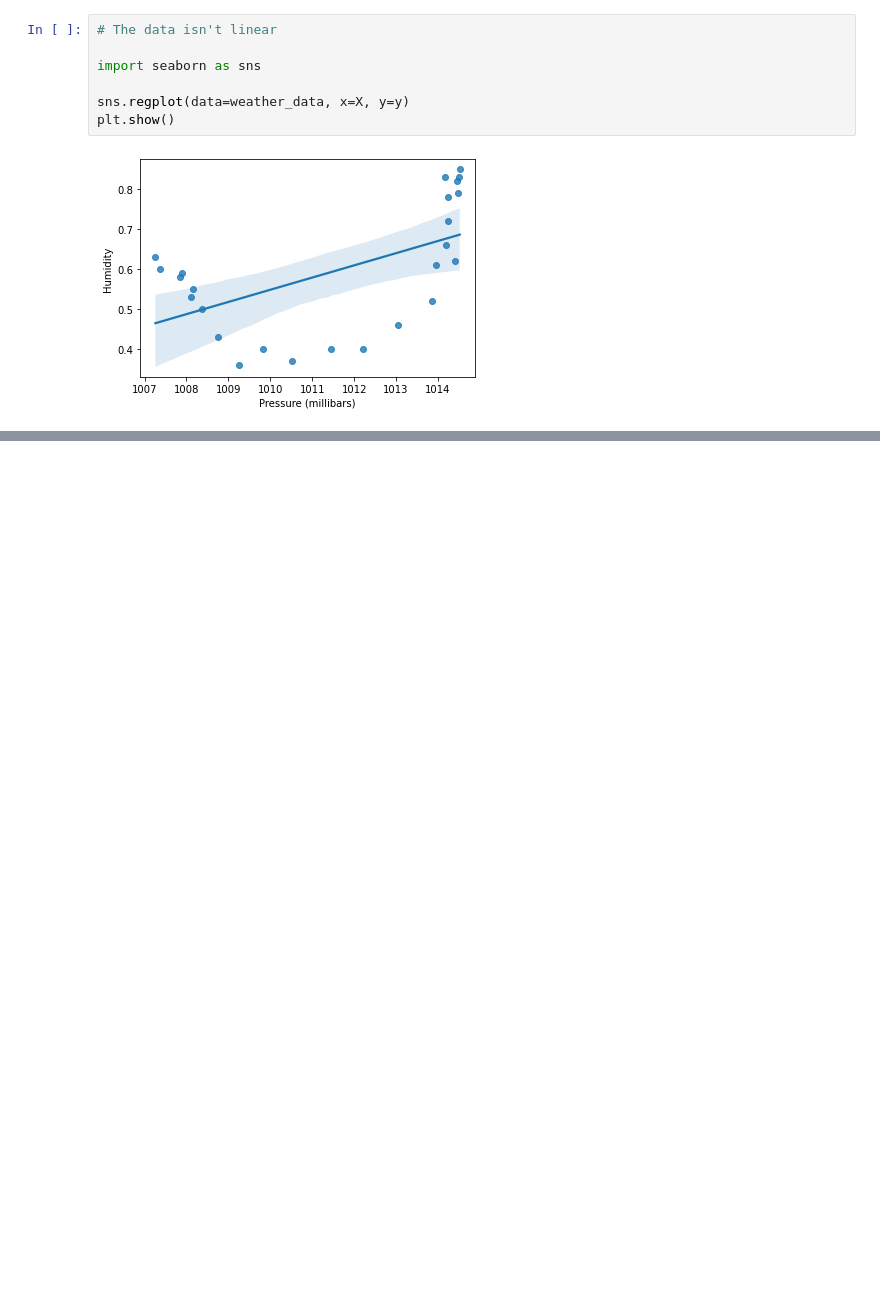
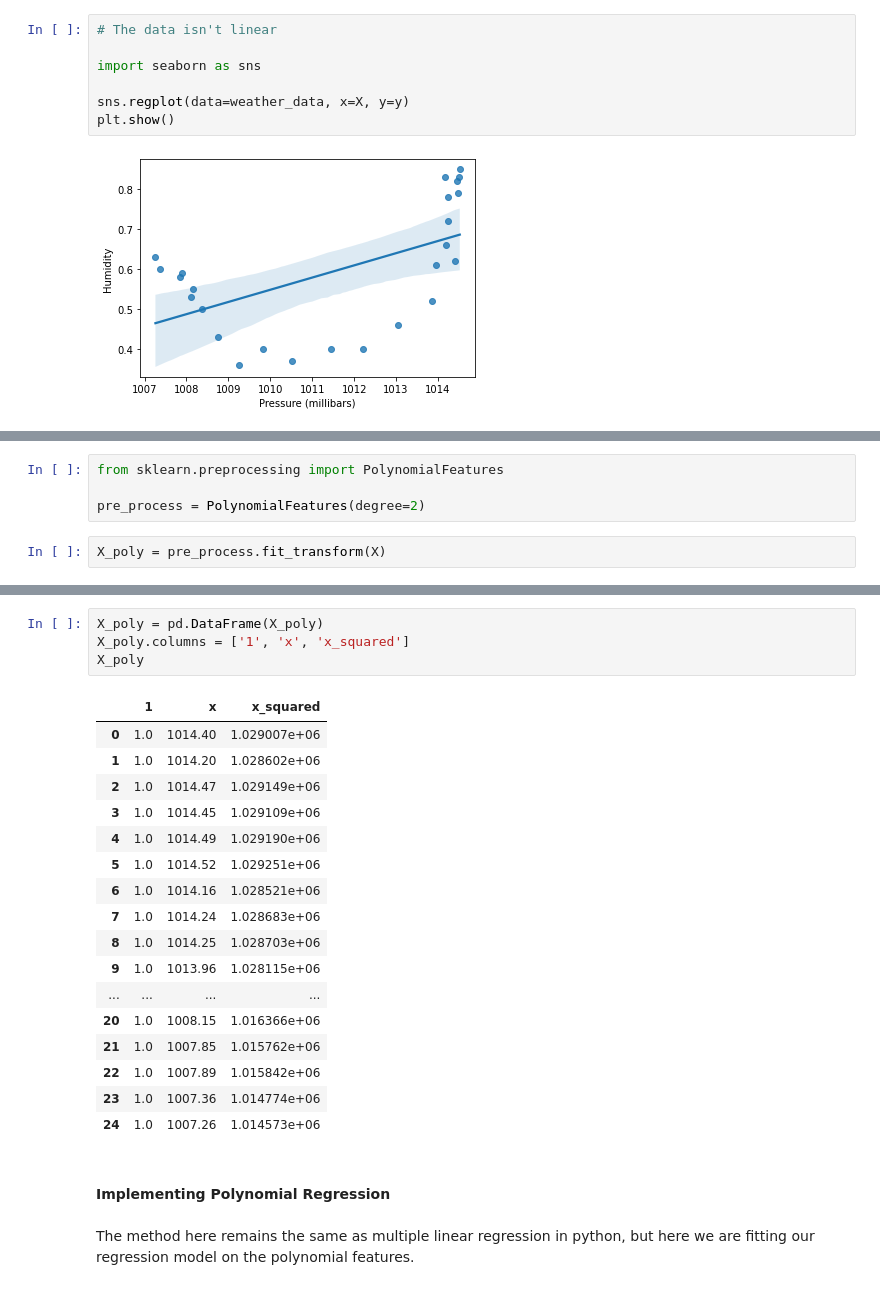
Before and after one commit to RochaErik/X-Overfitting-underfitting, a Jupyter notebook: Overfitting_underfitting.ipynb, the cells around one changed output, grey strips where cells are left out. Saved outputs shown, nothing was run; the diff lists cells and outputs as text; blank space fills up the shorter version.

Commit message:
Increasing the model complexity

```diff
--- a/Overfitting_underfitting.ipynb
+++ b/Overfitting_underfitting.ipynb
@@ -480,0 +487,6 @@ plt.show()
+# %%
+from sklearn.preprocessing import PolynomialFeatures
+
+pre_process = PolynomialFeatures(degree=2)
+# %%
+X_poly = pre_process.fit_transform(X)
@@ -480,0 +513,26 @@ plt.show()
+# %%
+X_poly = pd.DataFrame(X_poly)
+X_poly.columns = ['1', 'x', 'x_squared']
+X_poly
+# %% [output]
+|  | 1 | x | x_squared |
+| 0 | 1.0 | 1014.40 | 1.029007e+06 |
+| 1 | 1.0 | 1014.20 | 1.028602e+06 |
+| 2 | 1.0 | 1014.47 | 1.029149e+06 |
+| 3 | 1.0 | 1014.45 | 1.029109e+06 |
+| 4 | 1.0 | 1014.49 | 1.029190e+06 |
+| 5 | 1.0 | 1014.52 | 1.029251e+06 |
+| 6 | 1.0 | 1014.16 | 1.028521e+06 |
+| 7 | 1.0 | 1014.24 | 1.028683e+06 |
+| 8 | 1.0 | 1014.25 | 1.028703e+06 |
+| 9 | 1.0 | 1013.96 | 1.028115e+06 |
+| ... | ... | ... | ... |
+| 20 | 1.0 | 1008.15 | 1.016366e+06 |
+| 21 | 1.0 | 1007.85 | 1.015762e+06 |
+| 22 | 1.0 | 1007.89 | 1.015842e+06 |
+| 23 | 1.0 | 1007.36 | 1.014774e+06 |
+| 24 | 1.0 | 1007.26 | 1.014573e+06 |
+# %% [markdown]
+#### **Implementing Polynomial Regression**
+# %% [markdown]
+The method here remains the same as multiple linear regression in python, but here we are fitting our regression model on the polynomial features.
```
Also changed, not shown: parts of 3 cells of this notebook.
